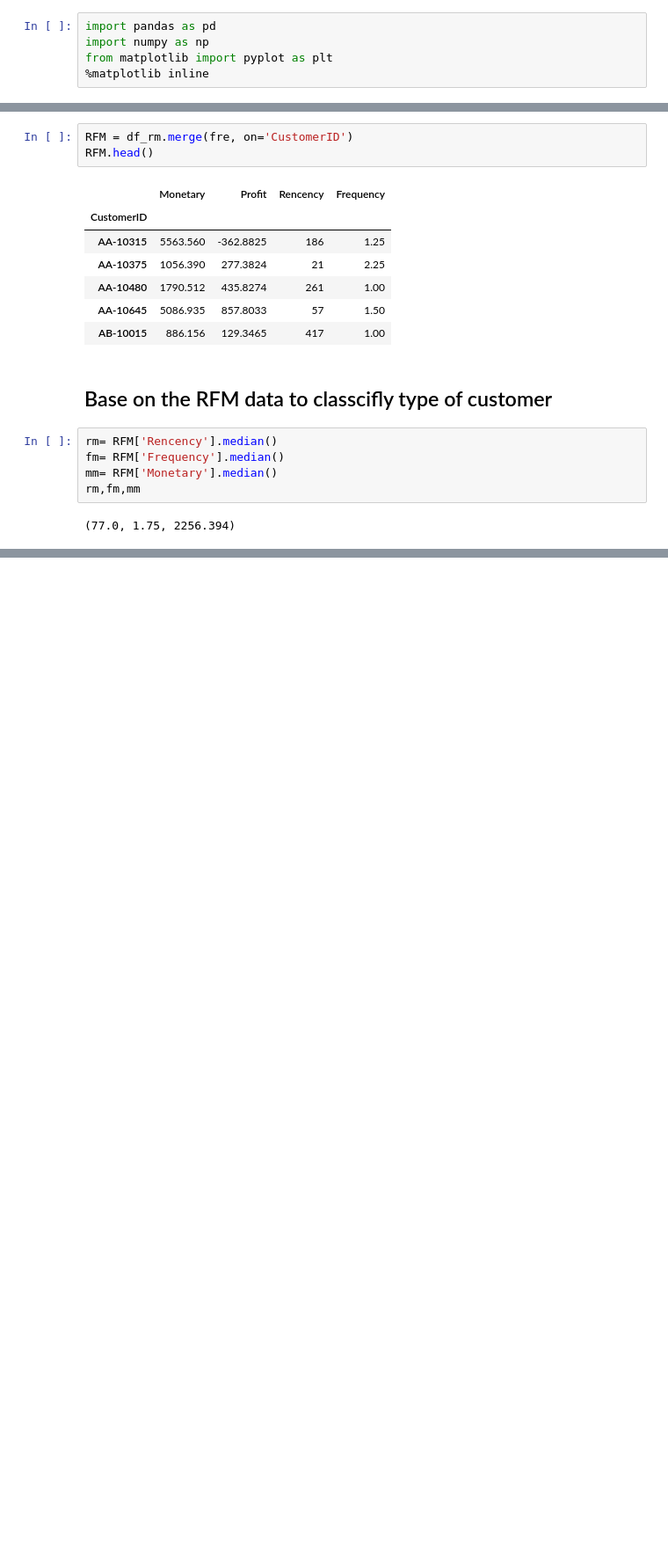
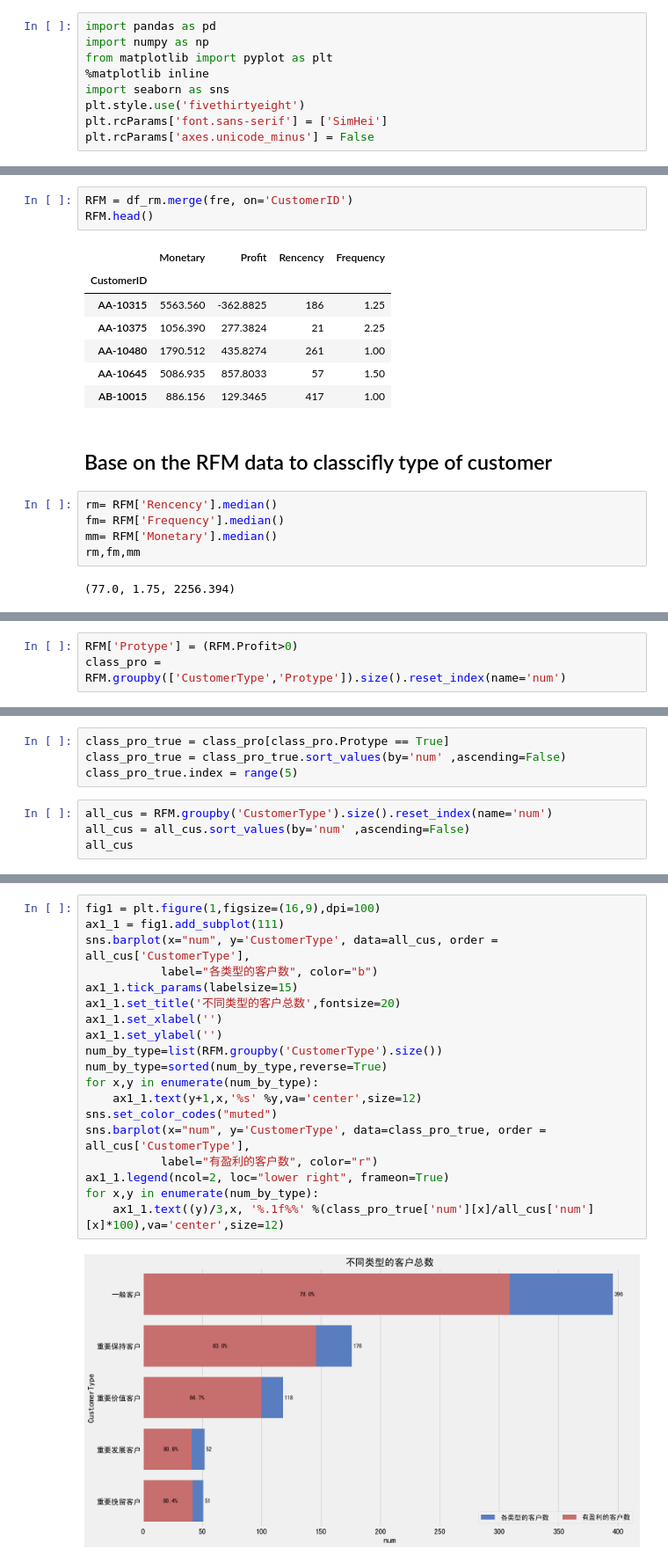
Before and after one commit to ckwalvin/RFM, a Jupyter notebook: NA_sales_RFM.ipynb, the cells around one changed output, grey strips where cells are left out. Shown at 88% size. Saved outputs shown, nothing was run; the diff lists cells and outputs as text; blank space fills up the shorter version.

```diff
--- a/NA_sales_RFM.ipynb
+++ b/NA_sales_RFM.ipynb
@@ -3,6 +3,10 @@ import pandas as pd
 import numpy as np
 from matplotlib import pyplot as plt
 %matplotlib inline
+import seaborn as sns
+plt.style.use('fivethirtyeight')
+plt.rcParams['font.sans-serif'] = ['SimHei']
+plt.rcParams['axes.unicode_minus'] = False
 # %%
 data = pd.read_csv('./North_American_Superstore.csv',sep=',', encoding = "gbk")
 data.head()
@@ -228,0 +246,3 @@ def customer_type_func(frame):
+# %%
+RFM['Protype'] = (RFM.Profit>0)
+class_pro = RFM.groupby(['CustomerType','Protype']).size().reset_index(name='num')
@@ -228,0 +251,8 @@ def customer_type_func(frame):
+# %%
+class_pro_true = class_pro[class_pro.Protype == True]
+class_pro_true = class_pro_true.sort_values(by='num' ,ascending=False)
+class_pro_true.index = range(5)
+# %%
+all_cus = RFM.groupby('CustomerType').size().reset_index(name='num')
+all_cus = all_cus.sort_values(by='num' ,ascending=False)
+all_cus
@@ -228,0 +270,21 @@ def customer_type_func(frame):
+# %%
+fig1 = plt.figure(1,figsize=(16,9),dpi=100)
+ax1_1 = fig1.add_subplot(111)
+sns.barplot(x="num", y='CustomerType', data=all_cus, order = all_cus['CustomerType'],
+           label="各类型的客户数", color="b")
+ax1_1.tick_params(labelsize=15)
+ax1_1.set_title('不同类型的客户总数',fontsize=20)
+ax1_1.set_xlabel('')
+ax1_1.set_ylabel('')
+num_by_type=list(RFM.groupby('CustomerType').size())
+num_by_type=sorted(num_by_type,reverse=True)
+for x,y in enumerate(num_by_type):
+    ax1_1.text(y+1,x,'%s' %y,va='center',size=12)
+sns.set_color_codes("muted")
+sns.barplot(x="num", y='CustomerType', data=class_pro_true, order = all_cus['CustomerType'],
+           label="有盈利的客户数", color="r")
+ax1_1.legend(ncol=2, loc="lower right", frameon=True)
+for x,y in enumerate(num_by_type):
+    ax1_1.text((y)/3,x, '%.1f%%' %(class_pro_true['num'][x]/all_cus['num'][x]*100),va='center',size=12)
+# %% [output]
+[figure, added]
```
Also changed, not shown: parts of 7 cells of this notebook.
